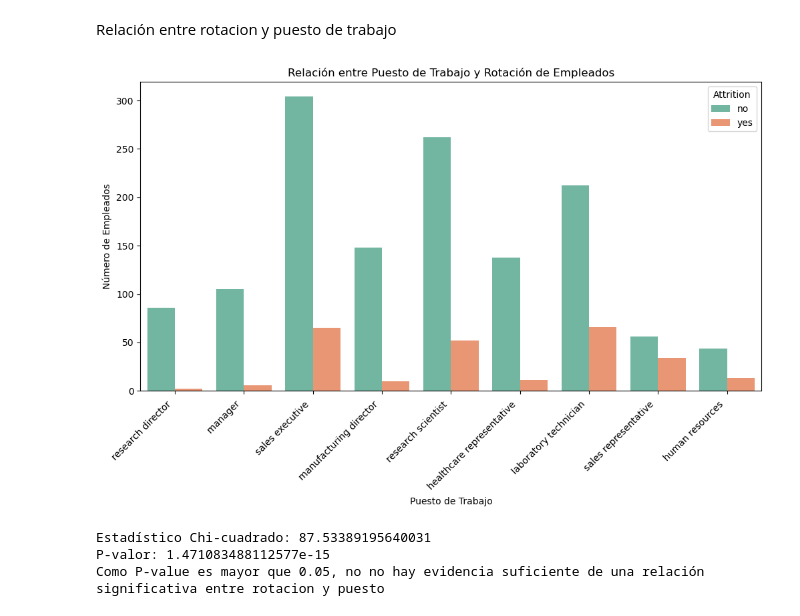
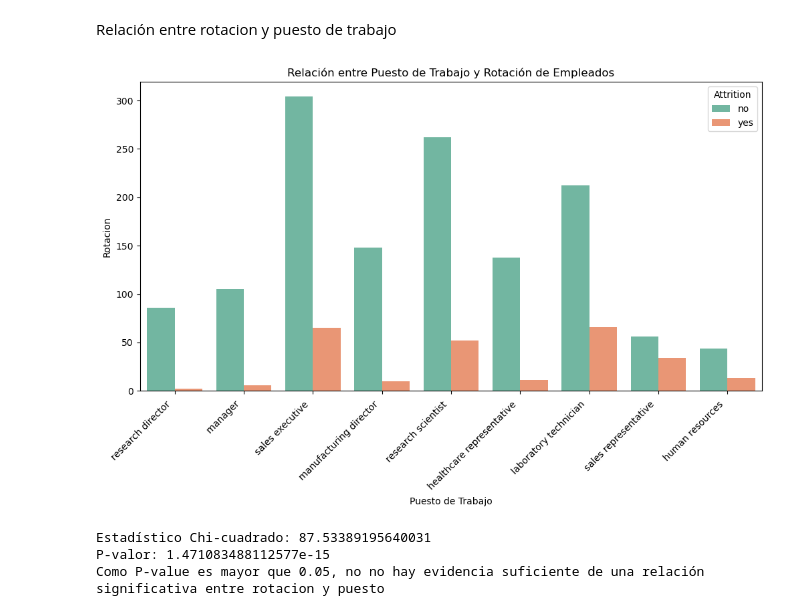
Before and after one commit to Adalab/proyecto-da-promo-c-modulo-3-team-1, a Jupyter notebook: proyecto3_equipo1.ipynb, the cells around one changed output. Saved outputs shown, nothing was run; the diff lists cells and outputs as text; code cells hidden in the pictures.

```diff
--- a/proyecto3_equipo1.ipynb
+++ b/proyecto3_equipo1.ipynb
@@ -1591,17 +1591,17 @@ Relación entre rotacion y puesto de trabajo
 # %%
 plt.figure(figsize=(12, 6))
 sns.countplot(data=df2, x='Job_Role', hue='Attrition', palette="Set2")
 
 plt.title('Relación entre Puesto de Trabajo y Rotación de Empleados')
 plt.xlabel('Puesto de Trabajo')
-plt.ylabel('Número de Empleados')
+plt.ylabel('Rotacion')
 
 plt.xticks(rotation=45, ha="right")
 
 # Mostrar gráfico
 plt.show()
 # %% [output]
-[figure, old version]
+[figure, new version]
 # %%
 # Para ver si hay diferencia significativa prueba --> Chi Cuadrado
 
```
Also changed, not shown: parts of 21 cells of this notebook.
